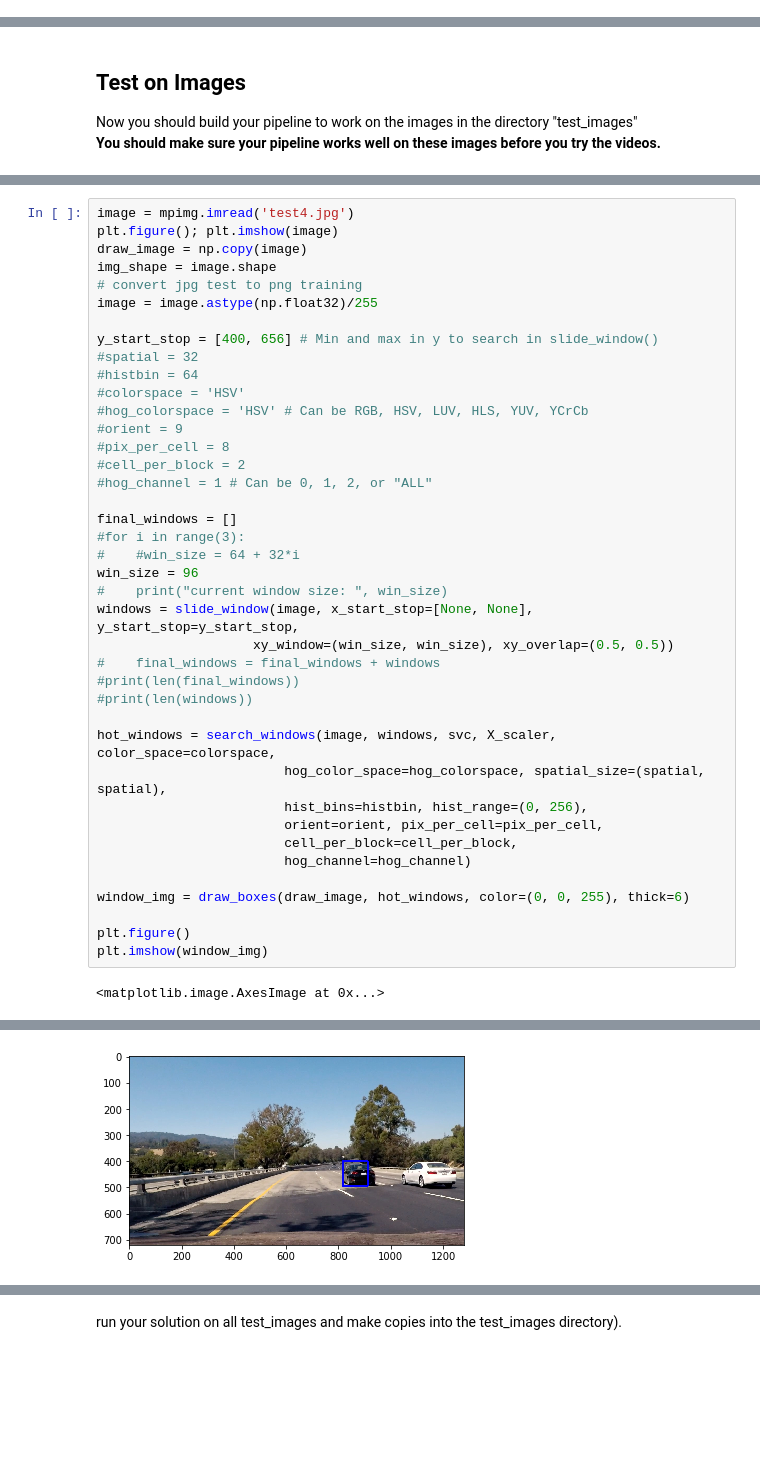
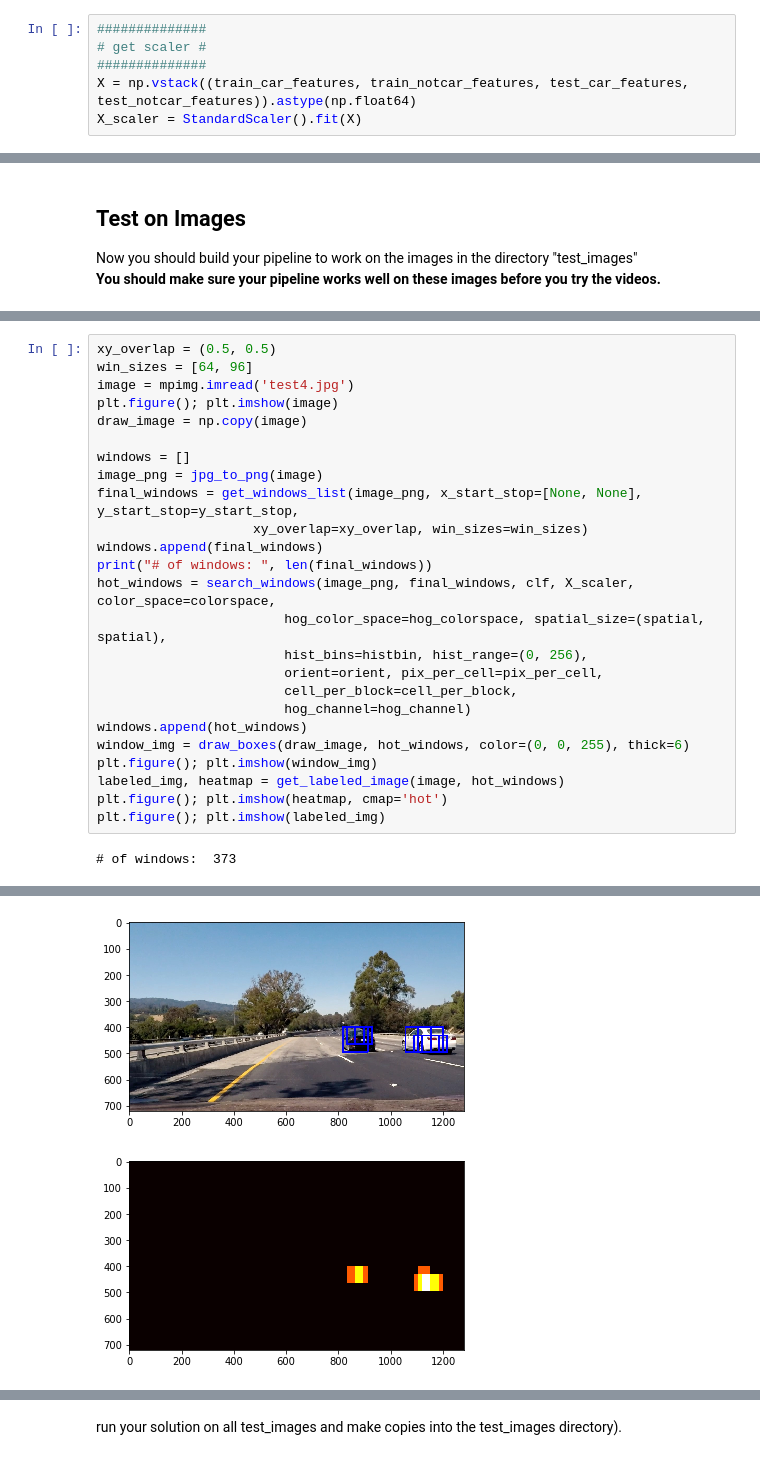
Before and after one commit to gsandeep1231/Udacity-CarND-Vehicle-Detection, a Jupyter notebook: CarND-Vehicle-Detection.ipynb, the cells around one changed output, grey strips where cells are left out. Cells and saved outputs as stored; diff of their text form; blank space fills up the shorter version.

```diff
--- a/CarND-Vehicle-Detection.ipynb
+++ b/CarND-Vehicle-Detection.ipynb
@@ -391,0 +400,6 @@ print(round(t2-t, 2), 'Seconds to extract features...')
+# %%
+##############
+# get scaler #
+##############
+X = np.vstack((train_car_features, train_notcar_features, test_car_features, test_notcar_features)).astype(np.float64)
+X_scaler = StandardScaler().fit(X)
@@ -501,42 +471,27 @@ plt.figure(figsize=(15,15)); plt.imshow(hog_image, cmap='gray')
 # %%
+xy_overlap = (0.5, 0.5)
+win_sizes = [64, 96]
 image = mpimg.imread('test4.jpg')
 plt.figure(); plt.imshow(image)
 draw_image = np.copy(image)
-img_shape = image.shape
-# convert jpg test to png training
-image = image.astype(np.float32)/255
 
-y_start_stop = [400, 656] # Min and max in y to search in slide_window()
-#spatial = 32
-#histbin = 64
-#colorspace = 'HSV'
-#hog_colorspace = 'HSV' # Can be RGB, HSV, LUV, HLS, YUV, YCrCb
-#orient = 9
-#pix_per_cell = 8
-#cell_per_block = 2
-#hog_channel = 1 # Can be 0, 1, 2, or "ALL"
-
-final_windows = []
-#for i in range(3):
-#    #win_size = 64 + 32*i
-win_size = 96
-#    print("current window size: ", win_size)
-windows = slide_window(image, x_start_stop=[None, None], y_start_stop=y_start_stop,
-                    xy_window=(win_size, win_size), xy_overlap=(0.5, 0.5))
-#    final_windows = final_windows + windows
-#print(len(final_windows))
-#print(len(windows))
-
-hot_windows = search_windows(image, windows, svc, X_scaler, color_space=colorspace,
+windows = []
+image_png = jpg_to_png(image)
+final_windows = get_windows_list(image_png, x_start_stop=[None, None], y_start_stop=y_start_stop,
+                    xy_overlap=xy_overlap, win_sizes=win_sizes)
+windows.append(final_windows)
+print("# of windows: ", len(final_windows))
+hot_windows = search_windows(image_png, final_windows, clf, X_scaler, color_space=colorspace,
                         hog_color_space=hog_colorspace, spatial_size=(spatial, spatial),
                         hist_bins=histbin, hist_range=(0, 256),
                         orient=orient, pix_per_cell=pix_per_cell,
                         cell_per_block=cell_per_block,
                         hog_channel=hog_channel)
-
+windows.append(hot_windows)
 window_img = draw_boxes(draw_image, hot_windows, color=(0, 0, 255), thick=6)
-
-plt.figure()
-plt.imshow(window_img)
+plt.figure(); plt.imshow(window_img)
+labeled_img, heatmap = get_labeled_image(image, hot_windows)
+plt.figure(); plt.imshow(heatmap, cmap='hot')
+plt.figure(); plt.imshow(labeled_img)
 # %% [output]
-<matplotlib.image.AxesImage at 0x...>
+# of windows:  373
@@ -543,2 +499,3 @@ plt.imshow(window_img)
 [figure]
-[figure, old version]
+[figure, new version]
+[figure, added]
```
Also changed, not shown: parts of 23 cells of this notebook, 4 other files.
